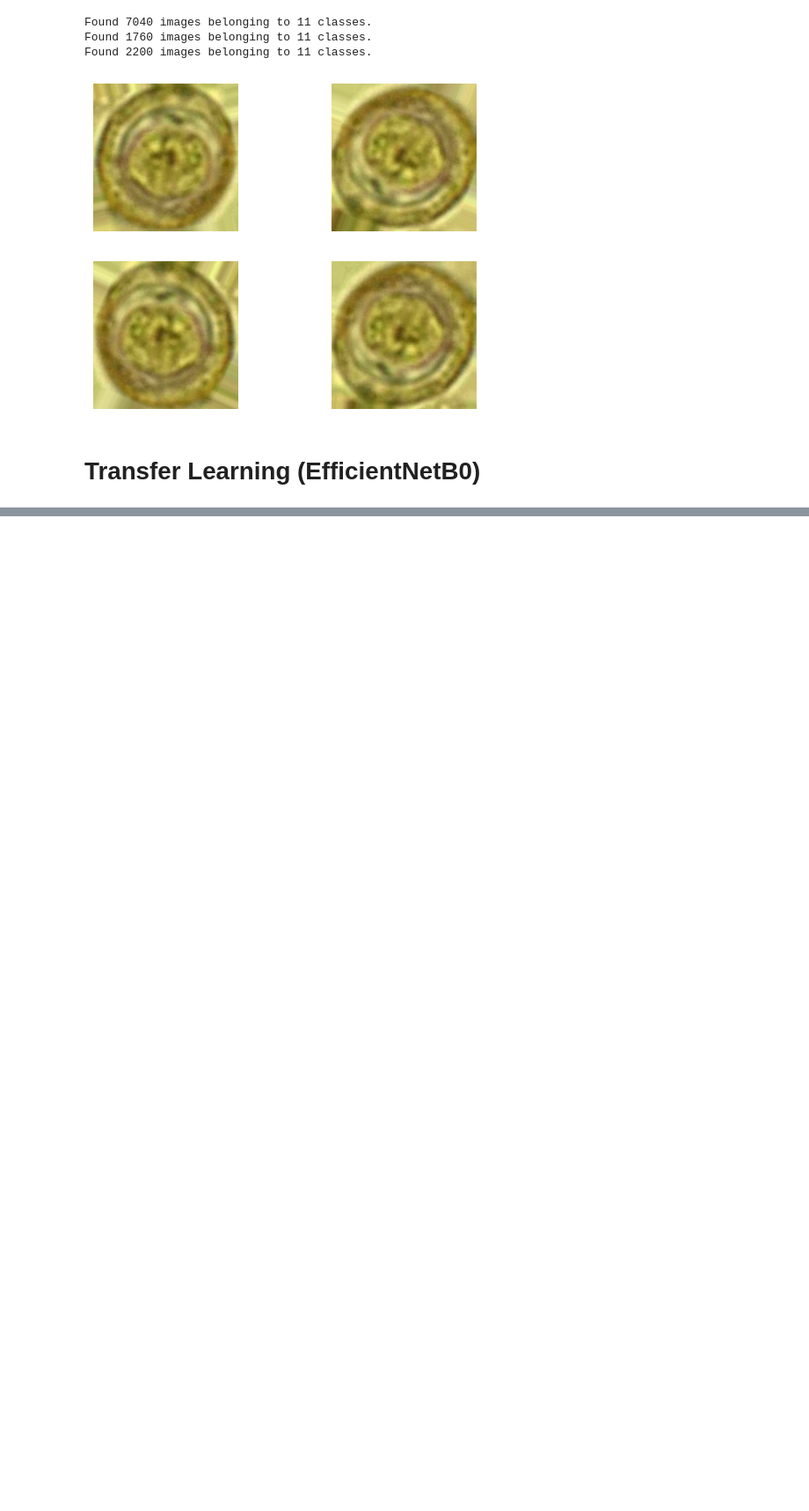
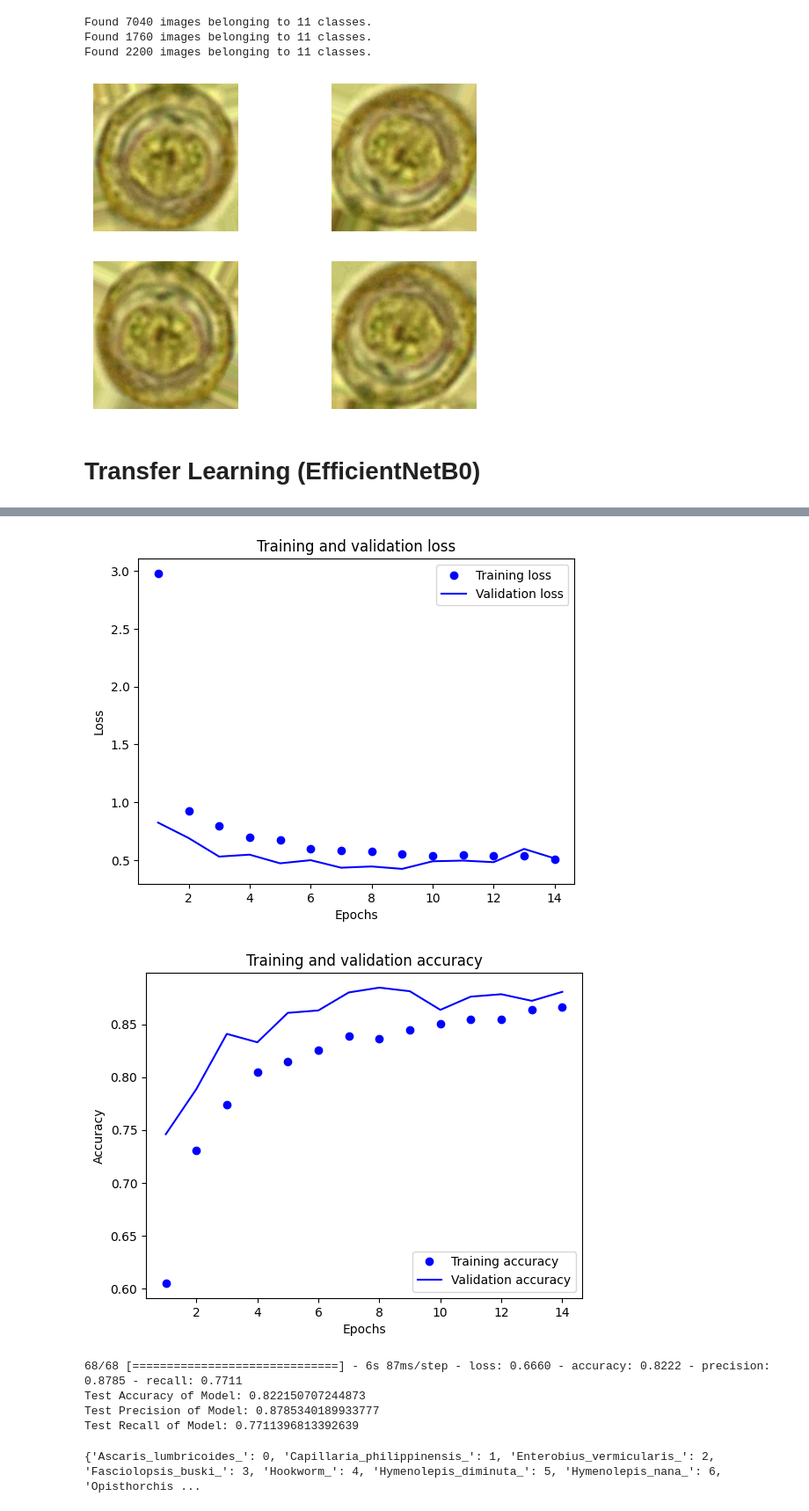
Before and after one commit to LonnyCox55/MSDS692_ParasiticInfectionCNN, a Jupyter notebook: src/main.ipynb, the cells around one changed output, grey strips where cells are left out. Shown at 88% size. Drawn from its saved outputs; the diff is of its cells as text; code cells hidden in the pictures; blank space fills up the shorter version.

```diff
--- a/src/main.ipynb
+++ b/src/main.ipynb
@@ -181,7 +182,8 @@ testGenerator = testDatagen.flow_from_directory(
     testDir,
     target_size=(224, 224),
     batch_size=32,
-    class_mode='categorical')
+    class_mode='categorical',
+    shuffle=False)
 # %% [output]
 Found 7040 images belonging to 11 classes.
 Found 1760 images belonging to 11 classes.
@@ -352,12 +358,21 @@ print(model.metrics_names)
 # %%
 # Use our plot function to plot the loss and accuracy
 plot_history()
 
 # Evaluate the model on the test images and print the results
-testLoss, testAcc = model.evaluate(testGenerator, steps = 68) # Test images are in a directory so they must flow from directory
-                                                              # 68 steps * 32 batch size in test generator ~= 2200 test images per epoch
-print('Test Accuracy of model:', testAcc)
+testMetrics = model.evaluate(testGenerator, steps = 68) # Test images are in a directory so they must flow from directory
+                                                        # 68 steps * 32 batch size in test generator ~= 2200 test images per epoch
+print('Test Accuracy of Model:', testMetrics[1])
+print('Test Precision of Model:', testMetrics[2])
+print('Test Recall of Model:', testMetrics[3])
 
 # Save the model for future use
-model.save('Parasite_EffNetB0.h5')
+#model.save('Parasite_EffNetB0.h5')
+# %% [output]
+[figure, added]
+[figure, added]
+68/68 [==============================] - 6s 87ms/step - loss: 0.6660 - accuracy: 0.8222 - precision: 0.8785 - recall: 0.7711
+Test Accuracy of Model: 0.822150707244873
+Test Precision of Model: 0.8785340189933777
+Test Recall of Model: 0.7711396813392639
 # %%
@@ -382,0 +392,4 @@ sns.heatmap(confMat,
+# %%
+print(testGenerator.class_indices)
+# %% [output]
+{'Ascaris_lumbricoides_': 0, 'Capillaria_philippinensis_': 1, 'Enterobius_vermicularis_': 2, 'Fasciolopsis_buski_': 3, 'Hookworm_': 4, 'Hymenolepis_diminuta_': 5, 'Hymenolepis_nana_': 6, 'Opisthorchis ...
```
Also changed, not shown: parts of 6 cells of this notebook.
